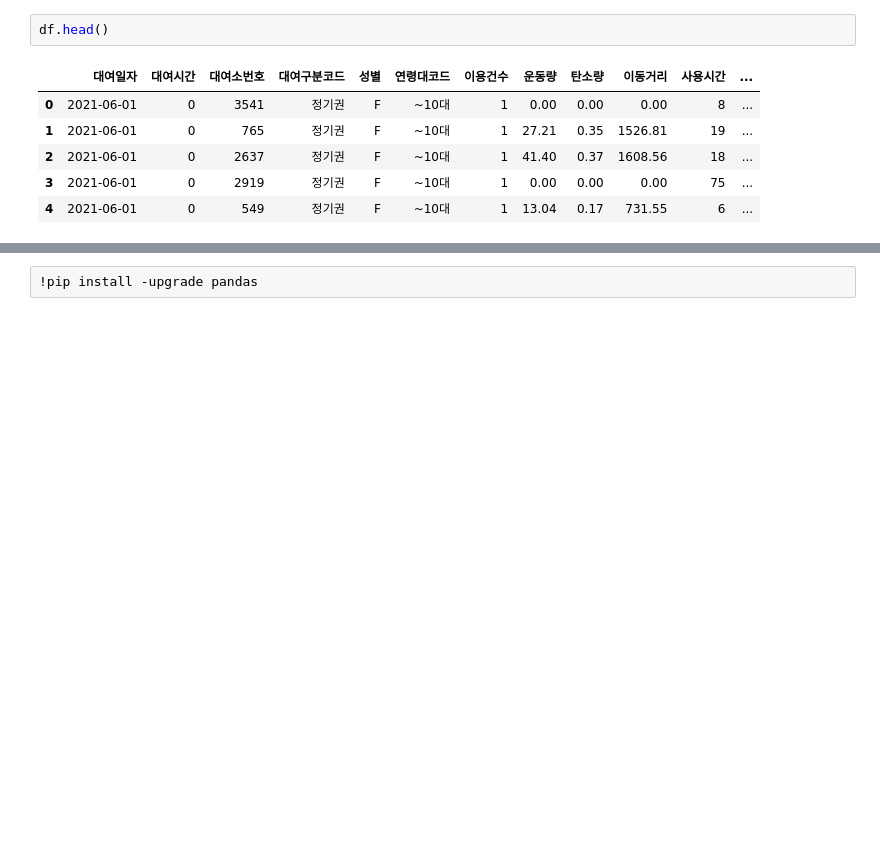
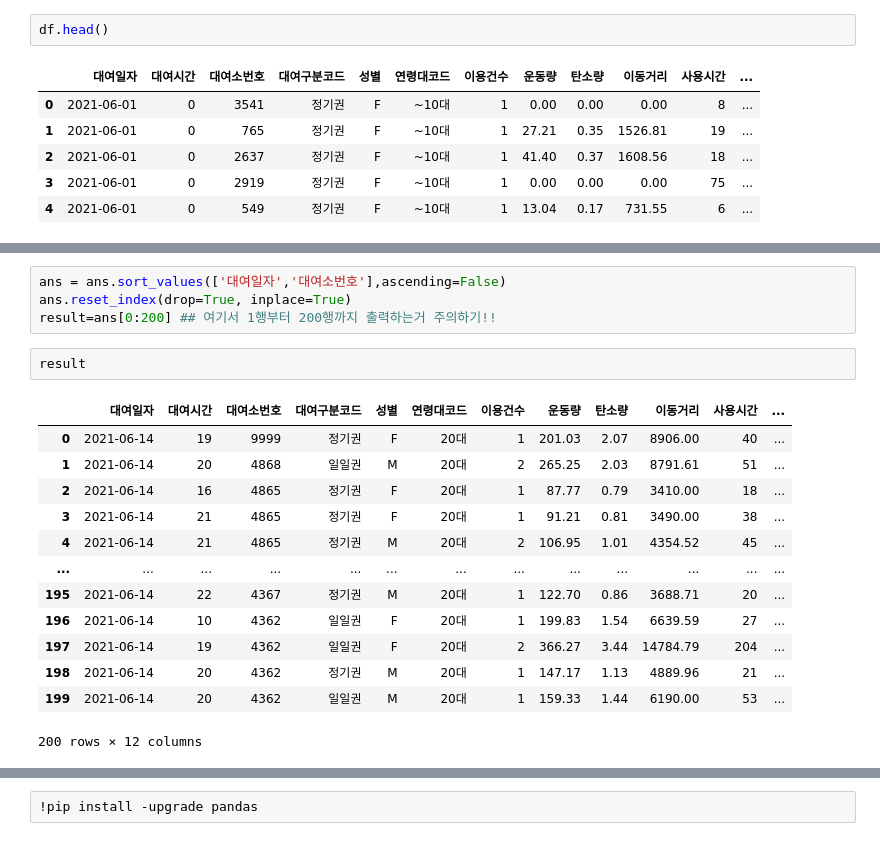
Before and after one commit to hyunji2776/bigdata, a Jupyter notebook: DataManim_Type1_Excercise.ipynb, the cells around one changed output, grey strips where cells are left out. Drawn from its saved outputs; the diff is of its cells as text; blank space fills up the shorter version.

```diff
--- a/DataManim_Type1_Excercise.ipynb
+++ b/DataManim_Type1_Excercise.ipynb
@@ -904,0 +1007,20 @@ df.head()
+# %%
+ans = ans.sort_values(['대여일자','대여소번호'],ascending=False)
+ans.reset_index(drop=True, inplace=True)
+result=ans[0:200] ## 여기서 1행부터 200행까지 출력하는거 주의하기!!
+# %%
+result
+# %% [output]
+|  | 대여일자 | 대여시간 | 대여소번호 | 대여구분코드 | 성별 | 연령대코드 | 이용건수 | 운동량 | 탄소량 | 이동거리 | 사용시간 | ... |
+| 0 | 2021-06-14 | 19 | 9999 | 정기권 | F | 20대 | 1 | 201.03 | 2.07 | 8906.00 | 40 | ... |
+| 1 | 2021-06-14 | 20 | 4868 | 일일권 | M | 20대 | 2 | 265.25 | 2.03 | 8791.61 | 51 | ... |
+| 2 | 2021-06-14 | 16 | 4865 | 정기권 | F | 20대 | 1 | 87.77 | 0.79 | 3410.00 | 18 | ... |
+| 3 | 2021-06-14 | 21 | 4865 | 정기권 | F | 20대 | 1 | 91.21 | 0.81 | 3490.00 | 38 | ... |
+| 4 | 2021-06-14 | 21 | 4865 | 정기권 | M | 20대 | 2 | 106.95 | 1.01 | 4354.52 | 45 | ... |
+| ... | ... | ... | ... | ... | ... | ... | ... | ... | ... | ... | ... | ... |
+| 195 | 2021-06-14 | 22 | 4367 | 정기권 | M | 20대 | 1 | 122.70 | 0.86 | 3688.71 | 20 | ... |
+| 196 | 2021-06-14 | 10 | 4362 | 일일권 | F | 20대 | 1 | 199.83 | 1.54 | 6639.59 | 27 | ... |
+| 197 | 2021-06-14 | 19 | 4362 | 일일권 | F | 20대 | 2 | 366.27 | 3.44 | 14784.79 | 204 | ... |
+| 198 | 2021-06-14 | 20 | 4362 | 정기권 | M | 20대 | 1 | 147.17 | 1.13 | 4889.96 | 21 | ... |
+| 199 | 2021-06-14 | 20 | 4362 | 일일권 | M | 20대 | 1 | 159.33 | 1.44 | 6190.00 | 53 | ... |
+200 rows × 12 columns
```
Also changed, not shown: parts of 74 cells of this notebook.
